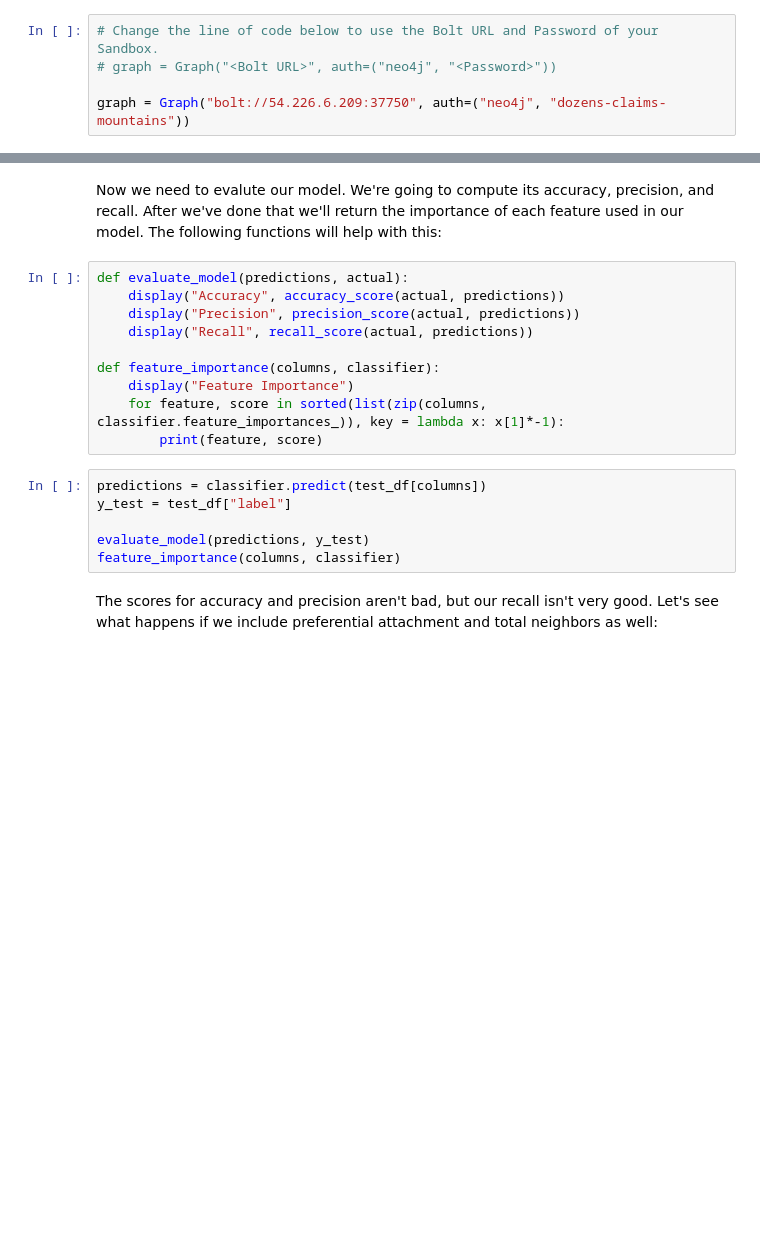
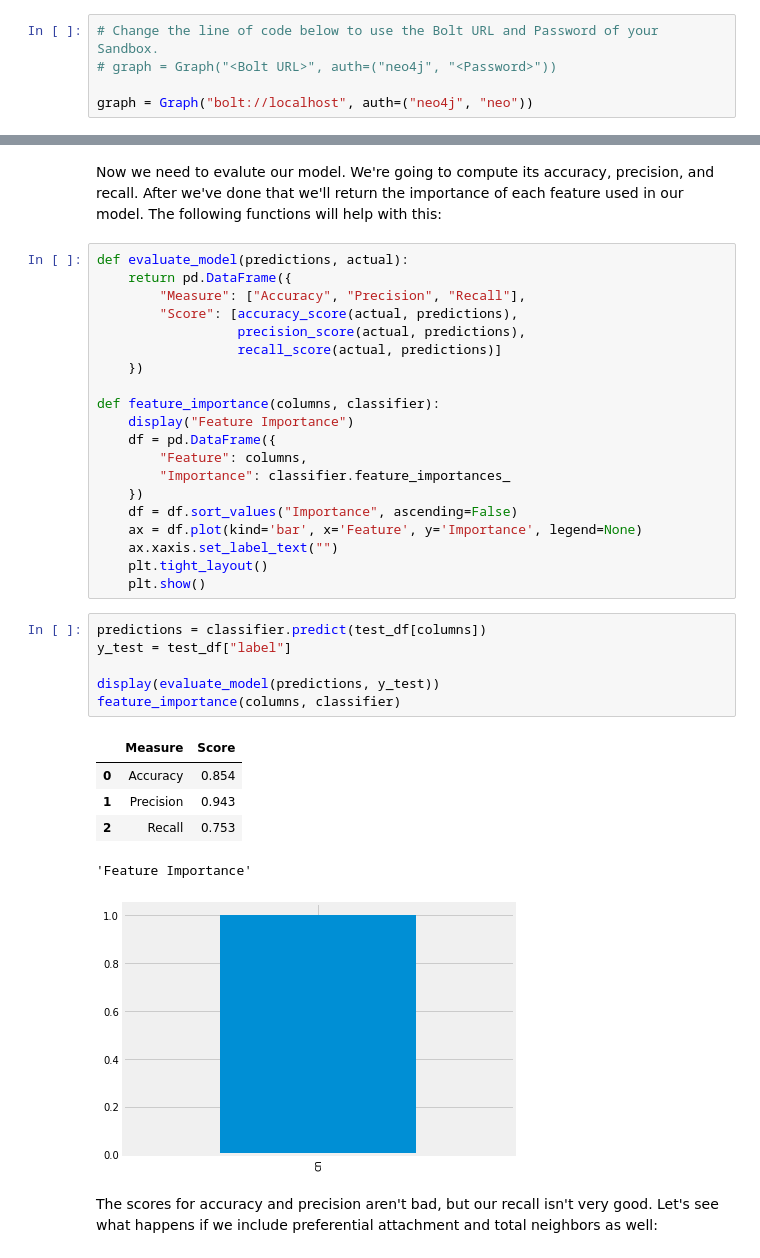
Before and after one commit to mneedham/data-science-training, a Jupyter notebook: 04_Predictions.ipynb, the cells around one changed output, grey strips where cells are left out. Cells and saved outputs as stored; diff of their text form; blank space fills up the shorter version.

Commit message:
display results in a nicer format

```diff
--- a/04_Predictions.ipynb
+++ b/04_Predictions.ipynb
@@ -27,7 +27,7 @@ Now let's copy/paste the credentials from the 'Setting up your environment' note
 # Change the line of code below to use the Bolt URL and Password of your Sandbox.
 # graph = Graph("<Bolt URL>", auth=("neo4j", "<Password>"))
 
-graph = Graph("bolt://54.226.6.209:37750", auth=("neo4j", "dozens-claims-mountains"))
+graph = Graph("bolt://localhost", auth=("neo4j", "neo"))
 # %% [markdown]
 ## Building a co-author graph
 
@@ -273,20 +308,37 @@ classifier.fit(X, y)
 Now we need to evalute our model. We're going to compute its accuracy, precision, and recall. After we've done that we'll return the importance of each feature used in our model. The following functions will help with this:
 # %%
 def evaluate_model(predictions, actual):
-    display("Accuracy", accuracy_score(actual, predictions))
-    display("Precision", precision_score(actual, predictions))
-    display("Recall", recall_score(actual, predictions))
+    return pd.DataFrame({
+        "Measure": ["Accuracy", "Precision", "Recall"],
+        "Score": [accuracy_score(actual, predictions),
+                  precision_score(actual, predictions),
+                  recall_score(actual, predictions)]
+    })
 
 def feature_importance(columns, classifier):
     display("Feature Importance")
-    for feature, score in sorted(list(zip(columns, classifier.feature_importances_)), key = lambda x: x[1]*-1):
-        print(feature, score)
+    df = pd.DataFrame({
+        "Feature": columns,
+        "Importance": classifier.feature_importances_
+    })
+    df = df.sort_values("Importance", ascending=False)
+    ax = df.plot(kind='bar', x='Feature', y='Importance', legend=None)
+    ax.xaxis.set_label_text("")
+    plt.tight_layout()
+    plt.show()
 # %%
 predictions = classifier.predict(test_df[columns])
 y_test = test_df["label"]
 
-evaluate_model(predictions, y_test)
+display(evaluate_model(predictions, y_test))
 feature_importance(columns, classifier)
+# %% [output]
+|  | Measure | Score |
+| 0 | Accuracy | 0.854 |
+| 1 | Precision | 0.943 |
+| 2 | Recall | 0.753 |
+'Feature Importance'
+[figure, added]
 # %% [markdown]
 The scores for accuracy and precision aren't bad, but our recall isn't very good. Let's see what happens if we include preferential attachment and total neighbors as well:
 # %%
```
Also changed, not shown: parts of 14 cells of this notebook.
